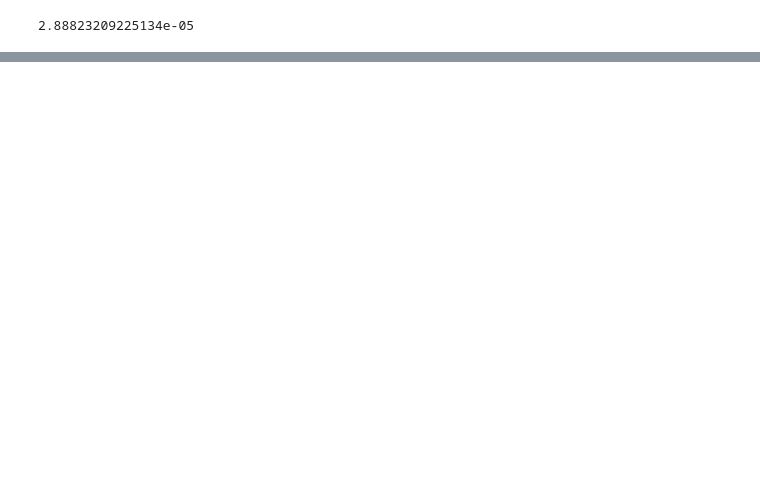
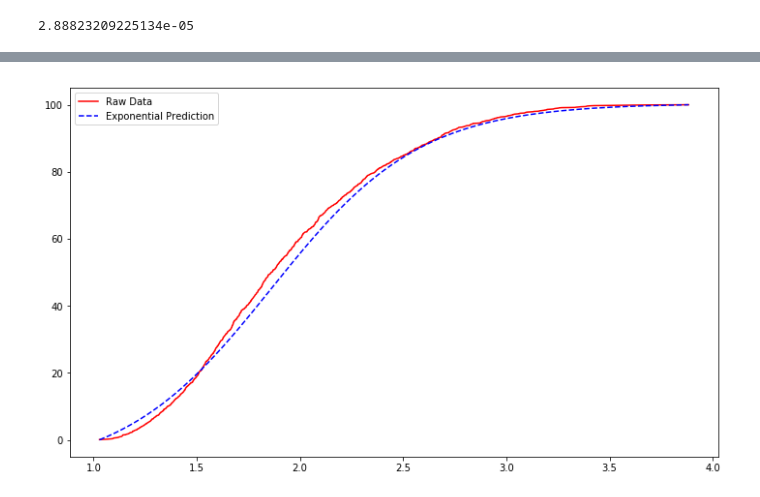
Before and after one commit to wjladams/pyanp, a Jupyter notebook: scrap/AR-InconsistencyResearch.ipynb, the cells around one changed output, grey strips where cells are left out. Cells and saved outputs as stored; diff of their text form; code cells hidden in the pictures; blank space fills up the shorter version.

```diff
--- a/scrap/AR-InconsistencyResearch.ipynb
+++ b/scrap/AR-InconsistencyResearch.ipynb
@@ -226,0 +242,4 @@ simulate(5, 9)
+# %%
+simulate(4)
+# %% [output]
+[figure, added]
```
Also changed, not shown: parts of 18 cells of this notebook.
